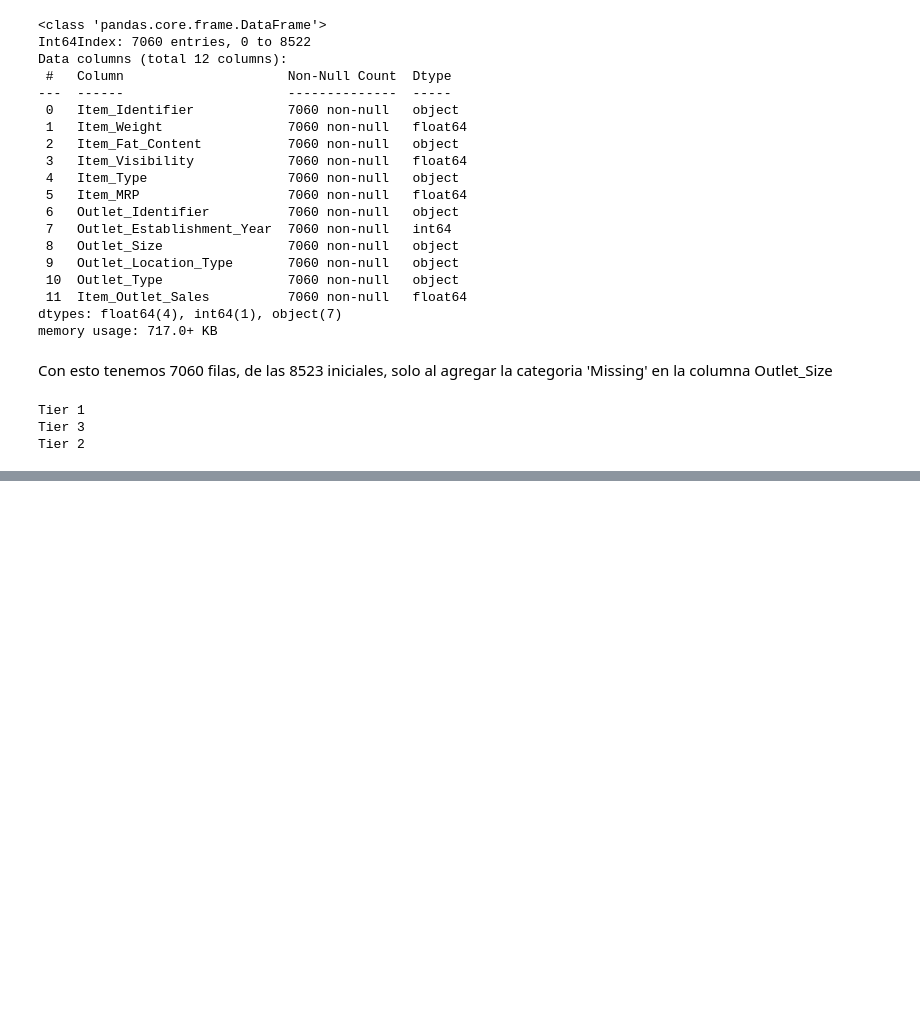
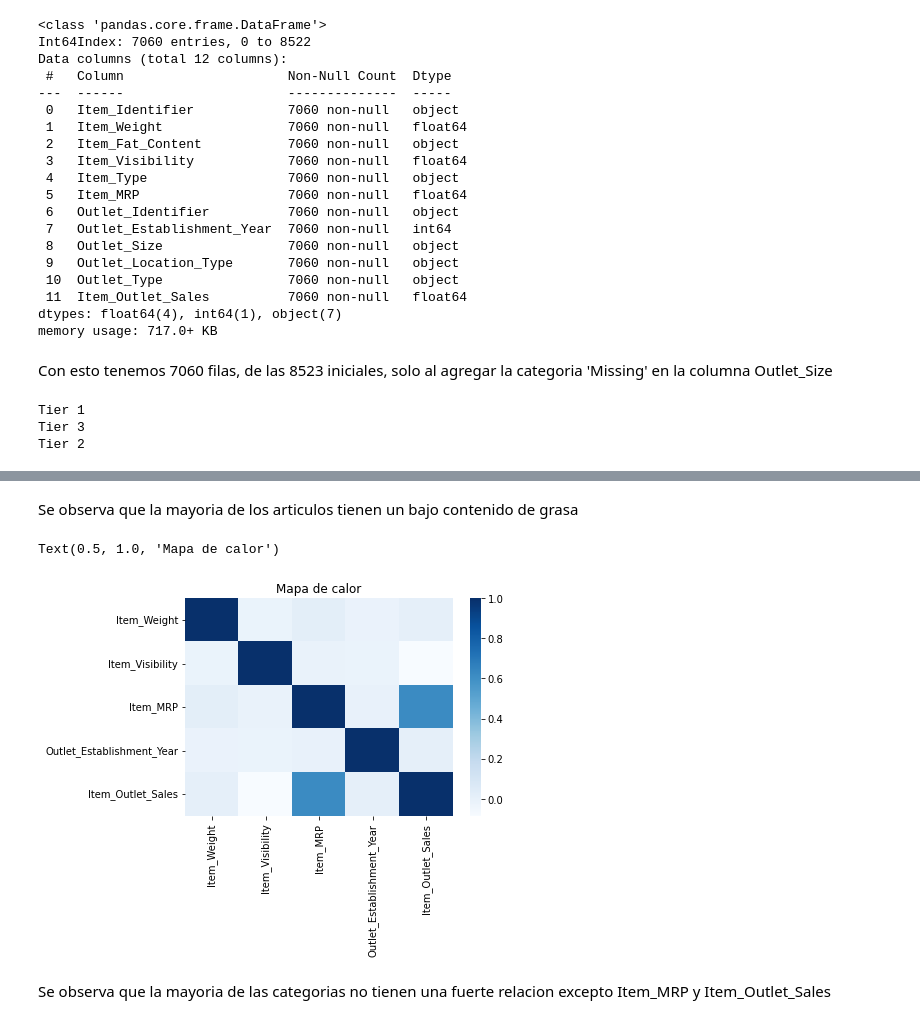
Before and after one commit to s-manterola/predicciones-de-ventas-alimenticias, a Jupyter notebook: predicciones_de_ventas_alimenticias.ipynb, the cells around one changed output, grey strips where cells are left out. Drawn from its saved outputs; the diff is of its cells as text; code cells hidden in the pictures; blank space fills up the shorter version.

```diff
--- a/predicciones_de_ventas_alimenticias.ipynb
+++ b/predicciones_de_ventas_alimenticias.ipynb
@@ -156,0 +204,12 @@ Tier 2
+# %% [markdown]
+Se observa que la mayoria de los articulos tienen un bajo contenido de grasa
+# %%
+corr = df.corr()
+sns.heatmap(corr, cmap = 'Blues')
+
+plt.title('Mapa de calor')
+# %% [output]
+Text(0.5, 1.0, 'Mapa de calor')
+[figure, added]
+# %% [markdown]
+Se observa que la mayoria de las categorias no tienen una fuerte relacion excepto Item_MRP y Item_Outlet_Sales
```
Also changed, not shown: parts of 8 cells of this notebook.
